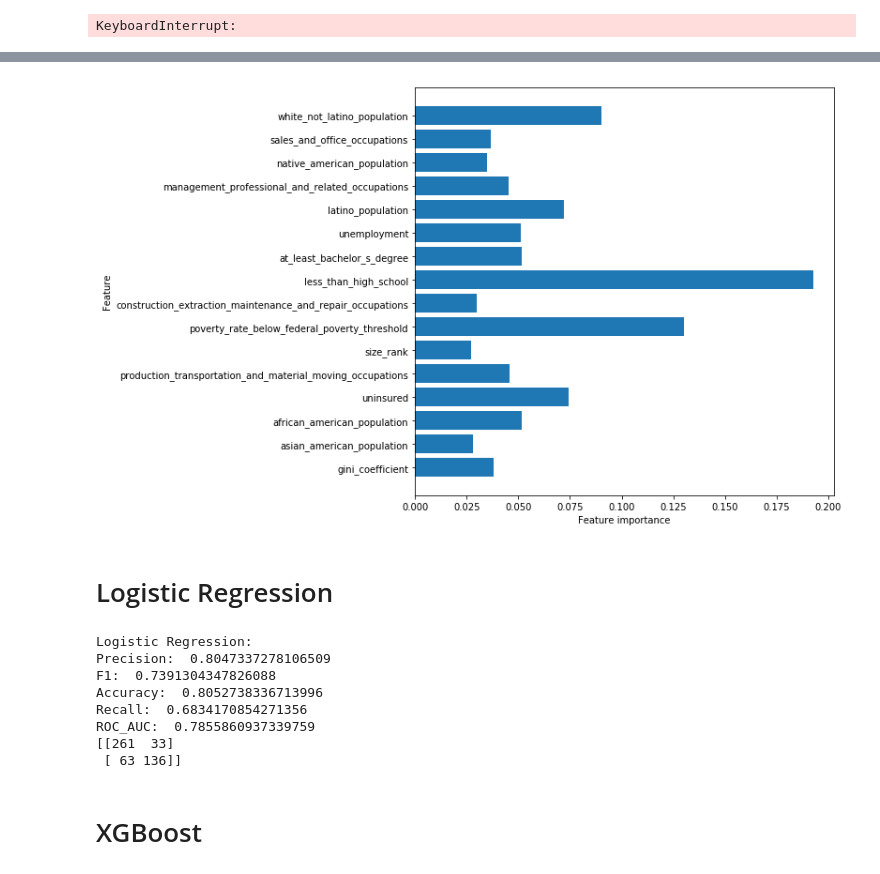
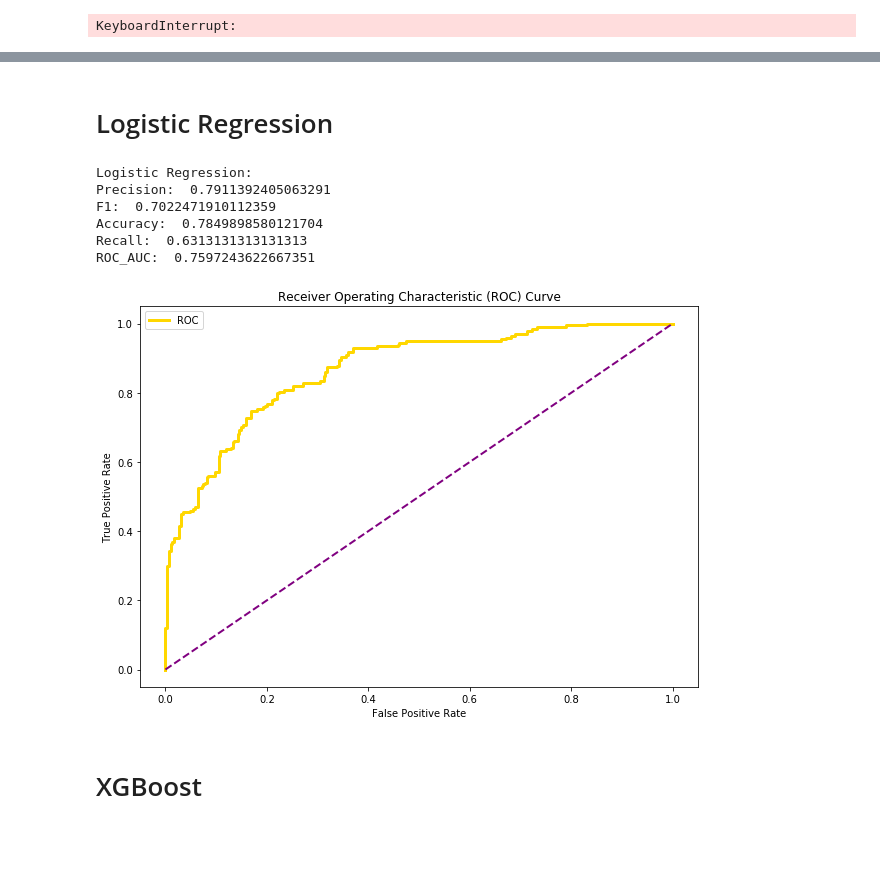
Before and after one commit to xxristoskk/where-are-missing-voters, a Jupyter notebook: Where Are The Voters.ipynb, the cells around one changed output, grey strips where cells are left out. Saved outputs shown, nothing was run; the diff lists cells and outputs as text; code cells hidden in the pictures; blank space fills up the shorter version.

```diff
--- a/Where Are The Voters.ipynb
+++ b/Where Are The Voters.ipynb
@@ -261,31 +275,26 @@ ROC_AUC:  0.8292653744915051
 def plot_feature_importances(model,X_train):
     n_features = X_train.shape[1]
     plt.figure(figsize=(8,8))
-    plt.barh(range(n_features), model.feature_importances_, align='center')
+    plt.barh(range(n_features), model.feature_importances_, align='center',color='purple',linewidth=3)
     plt.yticks(np.arange(n_features), X_train.columns.values)
     plt.xlabel("Feature importance")
     plt.ylabel("Feature")
-
-plot_feature_importances(rf,xTrain)
-# %% [output]
-[figure, removed]
 # %% [markdown]
 # Logistic Regression
 # %%
-lr1 = LogisticRegression()
-lr1.fit(xTrain,yTrain)
-lr1_y = lr1.predict(xTest)
+lr = LogisticRegression()
+lr.fit(xTrain,yTrain)
+lr_y = lr.predict(xTest)
 print('Logistic Regression: ')
-calc_scores(yTest,lr1_y)
+calc_scores(yTest,lr_y,lr)
 # %% [output]
 Logistic Regression:
-Precision:  0.8047337278106509
-F1:  0.7391304347826088
-Accuracy:  0.8052738336713996
-Recall:  0.6834170854271356
-ROC_AUC:  0.7855860937339759
-[[261  33]
- [ 63 136]]
+Precision:  0.7911392405063291
+F1:  0.7022471910112359
+Accuracy:  0.7849898580121704
+Recall:  0.6313131313131313
+ROC_AUC:  0.7597243622667351
+[figure, added]
 # %% [markdown]
 # XGBoost
 # %%
```
Also changed, not shown: parts of 7 cells of this notebook, 2 other files.
